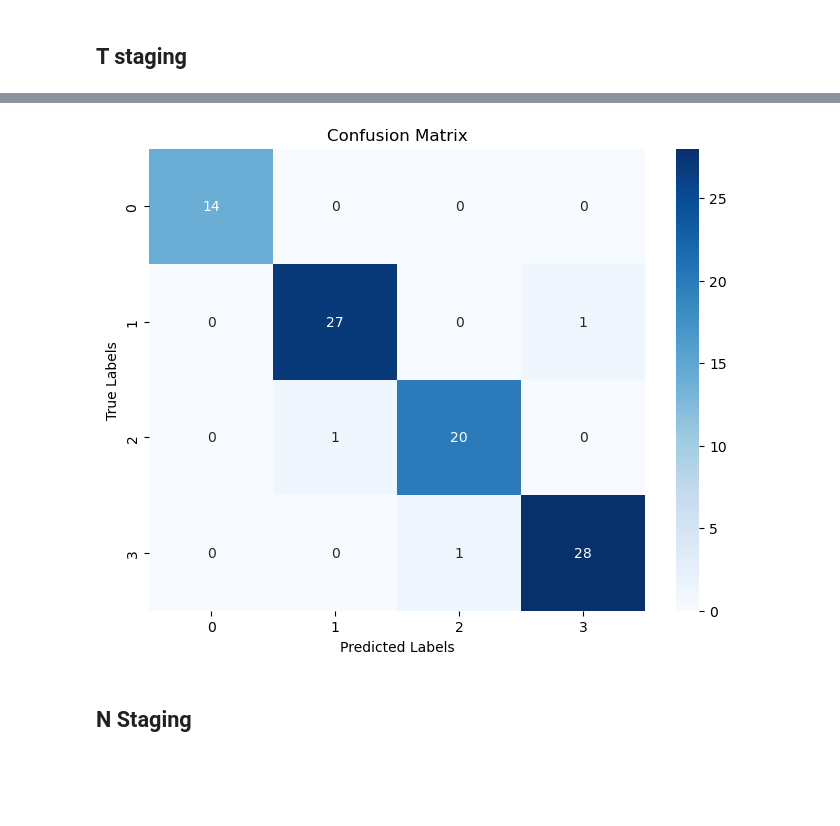
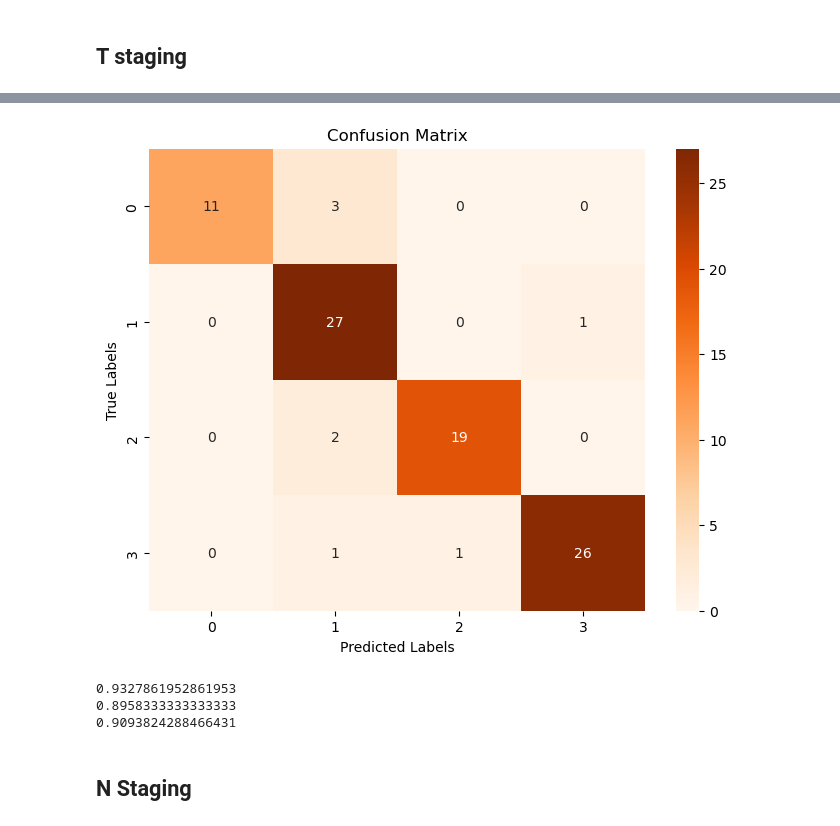
Before and after one commit to AriqHakim/ariq-skripsi, a Jupyter notebook: train_model_PET_CT_TNM.ipynb, the cells around one changed output, grey strips where cells are left out. Saved outputs shown, nothing was run; the diff lists cells and outputs as text; code cells hidden in the pictures; blank space fills up the shorter version.

```diff
--- a/train_model_PET_CT_TNM.ipynb
+++ b/train_model_PET_CT_TNM.ipynb
@@ -138,18 +103,15 @@ T_test = dir_to_staging(src_path_test_tnm, T, "T")
 model = Sequential()
 
 # base model
-model.add(ResNet50(include_top = False, pooling = RESNET50_POOLING_AVERAGE, weights = 'imagenet'))
+model.add(ResNet50(include_top = False, pooling = 'avg', weights = 'imagenet'))
 model.layers[0].trainable = False
 
 model.add(Flatten())
-model.add(BatchNormalization()
-# 2nd layer as Dense for 2-class classification, i.e., dog or cat using SoftMax activation
-# model.add(Dense(512, activation = HIDDEN_LAYER_ACTIVATION))
-# model.add(Dense(256, activation = HIDDEN_LAYER_ACTIVATION))
-model.add(Dense(128, activation = HIDDEN_LAYER_ACTIVATION))
+model.add(BatchNormalization())
+
+model.add(Dense(128, activation = 'relu'))
 model.add(Dropout(0.5))
-model.add(Dense(len(T), activation = DENSE_LAYER_ACTIVATION))
-# Say not to train first layer (ResNet) model as it is already trained
+model.add(Dense(len(T), activation = 'softmax'))
 # %%
 model.summary()
 # %% [output]
@@ -176,16 +135,30 @@ _________________________________________________________________
 # %%
 from tensorflow.keras import optimizers
 
-sgd = optimizers.SGD(learning_rate = 0.01, momentum = 0.9, nesterov = True)
-model.compile(optimizer = sgd, loss = OBJECTIVE_FUNCTION, metrics = LOSS_METRICS)
+sgd = optimizers.SGD(
+    learning_rate = 0.01)
+model.compile(
+    optimizer = sgd,
+    loss = 'categorical_crossentropy',
+    metrics = ['accuracy'])
+# %%
+from tensorflow.keras import optimizers
+
+adam = optimizers.Adam(
+    learning_rate = 0.01)
+model.compile(
+    optimizer = adam,
+    loss = 'categorical_crossentropy',
+    metrics = ['accuracy'])
 # %%
 fit_history = model.fit(
         x=X_train,
         y=T_train,
-        steps_per_epoch=int((len(X_train) / BATCH_SIZE)+1),
-        epochs = NUM_EPOCHS,
+        steps_per_epoch=STEPS_PER_EPOCH_TRAINING,
+        epochs = 50,
         validation_data=(X_valid, T_valid),
-        validation_steps=int((len(X_valid) / BATCH_SIZE)+1),
+        validation_steps=STEPS_PER_EPOCH_VALIDATION,
+        batch_size = BATCH_SIZE
 )
 # %% [output]
 Epoch 1/50
@@ -249,4 +223,4 @@ T stage prediction
 # %%
-conf_matrix(X_test, T_test, model)
+y_true, y_pred = conf_matrix(X_test, T_test, model)
 # %% [output]
-[figure, old version]
+[figure, new version]
@@ -255,3 +227,13 @@ model.save('./models/TNM/model-t.h5')
+# %%
+from sklearn.metrics import f1_score, precision_score, recall_score
+
+print(precision_score(y_true, y_pred , average="macro"))
+print(recall_score(y_true, y_pred , average="macro"))
+print(f1_score(y_true, y_pred , average="macro"))
+# %% [output]
+0.9327861952861953
+0.8958333333333333
+0.9093824288466431
 # %% [markdown]
 ## N Staging
 # %%
```
Also changed, not shown: parts of 41 cells of this notebook, 1 other file.
